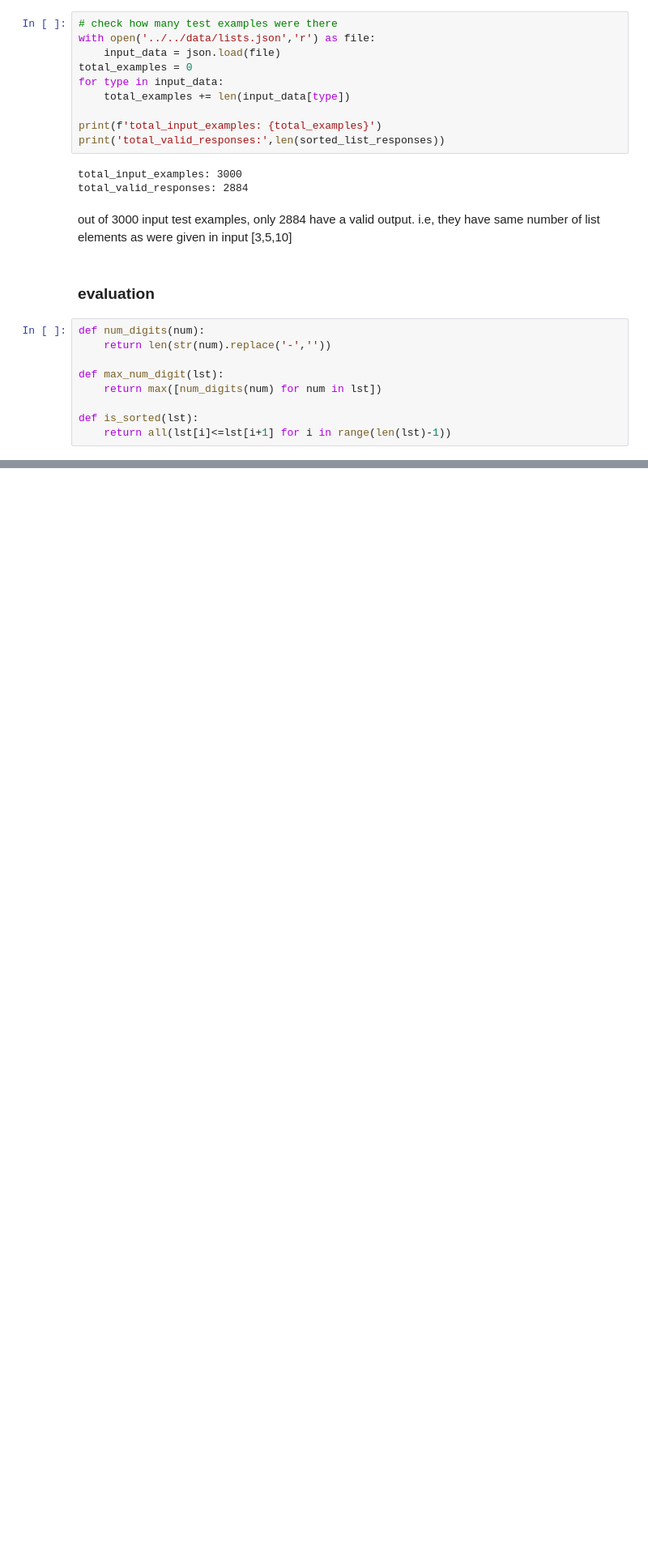
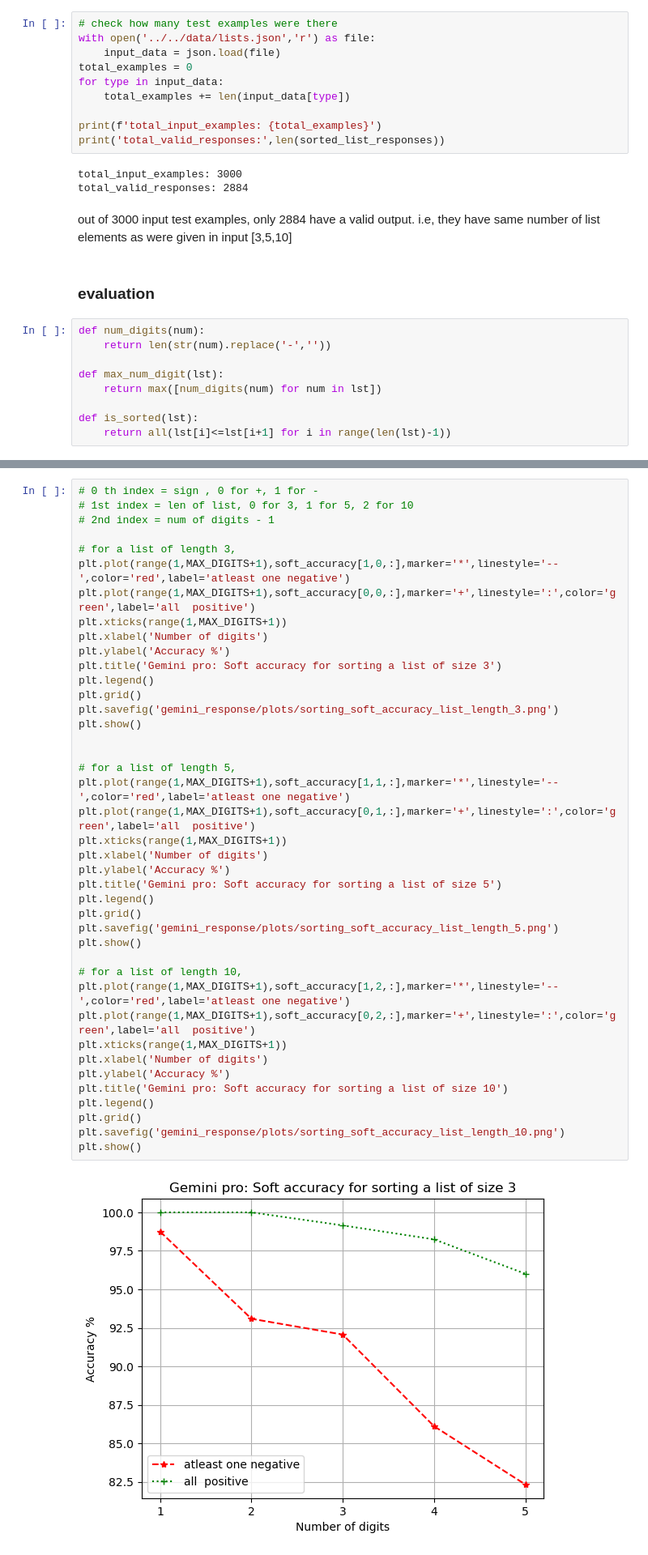
Before and after one commit to rushikeshpawar22581/NLP_project_EssentialNumberPropertiesForLMs, a Jupyter notebook: code/gemini_pro/eval_gemini_list_sort.ipynb, the cells around one changed output, grey strips where cells are left out. Shown at 81% size. Drawn from its saved outputs; the diff is of its cells as text; blank space fills up the shorter version.

```diff
--- a/code/gemini_pro/eval_gemini_list_sort.ipynb
+++ b/code/gemini_pro/eval_gemini_list_sort.ipynb
@@ -147,0 +165,43 @@ plt.show()
+# %%
+# 0 th index = sign , 0 for +, 1 for -
+# 1st index = len of list, 0 for 3, 1 for 5, 2 for 10
+# 2nd index = num of digits - 1
+
+# for a list of length 3,
+plt.plot(range(1,MAX_DIGITS+1),soft_accuracy[1,0,:],marker='*',linestyle='--',color='red',label='atleast one negative')
+plt.plot(range(1,MAX_DIGITS+1),soft_accuracy[0,0,:],marker='+',linestyle=':',color='green',label='all  positive')
+plt.xticks(range(1,MAX_DIGITS+1))
+plt.xlabel('Number of digits')
+plt.ylabel('Accuracy %')
+plt.title('Gemini pro: Soft accuracy for sorting a list of size 3')
+plt.legend()
+plt.grid()
+plt.savefig('gemini_response/plots/sorting_soft_accuracy_list_length_3.png')
+plt.show()
+
+
+# for a list of length 5,
+plt.plot(range(1,MAX_DIGITS+1),soft_accuracy[1,1,:],marker='*',linestyle='--',color='red',label='atleast one negative')
+plt.plot(range(1,MAX_DIGITS+1),soft_accuracy[0,1,:],marker='+',linestyle=':',color='green',label='all  positive')
+plt.xticks(range(1,MAX_DIGITS+1))
+plt.xlabel('Number of digits')
+plt.ylabel('Accuracy %')
+plt.title('Gemini pro: Soft accuracy for sorting a list of size 5')
+plt.legend()
+plt.grid()
+plt.savefig('gemini_response/plots/sorting_soft_accuracy_list_length_5.png')
+plt.show()
+
+# for a list of length 10,
+plt.plot(range(1,MAX_DIGITS+1),soft_accuracy[1,2,:],marker='*',linestyle='--',color='red',label='atleast one negative')
+plt.plot(range(1,MAX_DIGITS+1),soft_accuracy[0,2,:],marker='+',linestyle=':',color='green',label='all  positive')
+plt.xticks(range(1,MAX_DIGITS+1))
+plt.xlabel('Number of digits')
+plt.ylabel('Accuracy %')
+plt.title('Gemini pro: Soft accuracy for sorting a list of size 10')
+plt.legend()
+plt.grid()
+plt.savefig('gemini_response/plots/sorting_soft_accuracy_list_length_10.png')
+plt.show()
+# %% [output]
+[figure, added]
```
Also changed, not shown: parts of 4 cells of this notebook, 6 other files.
